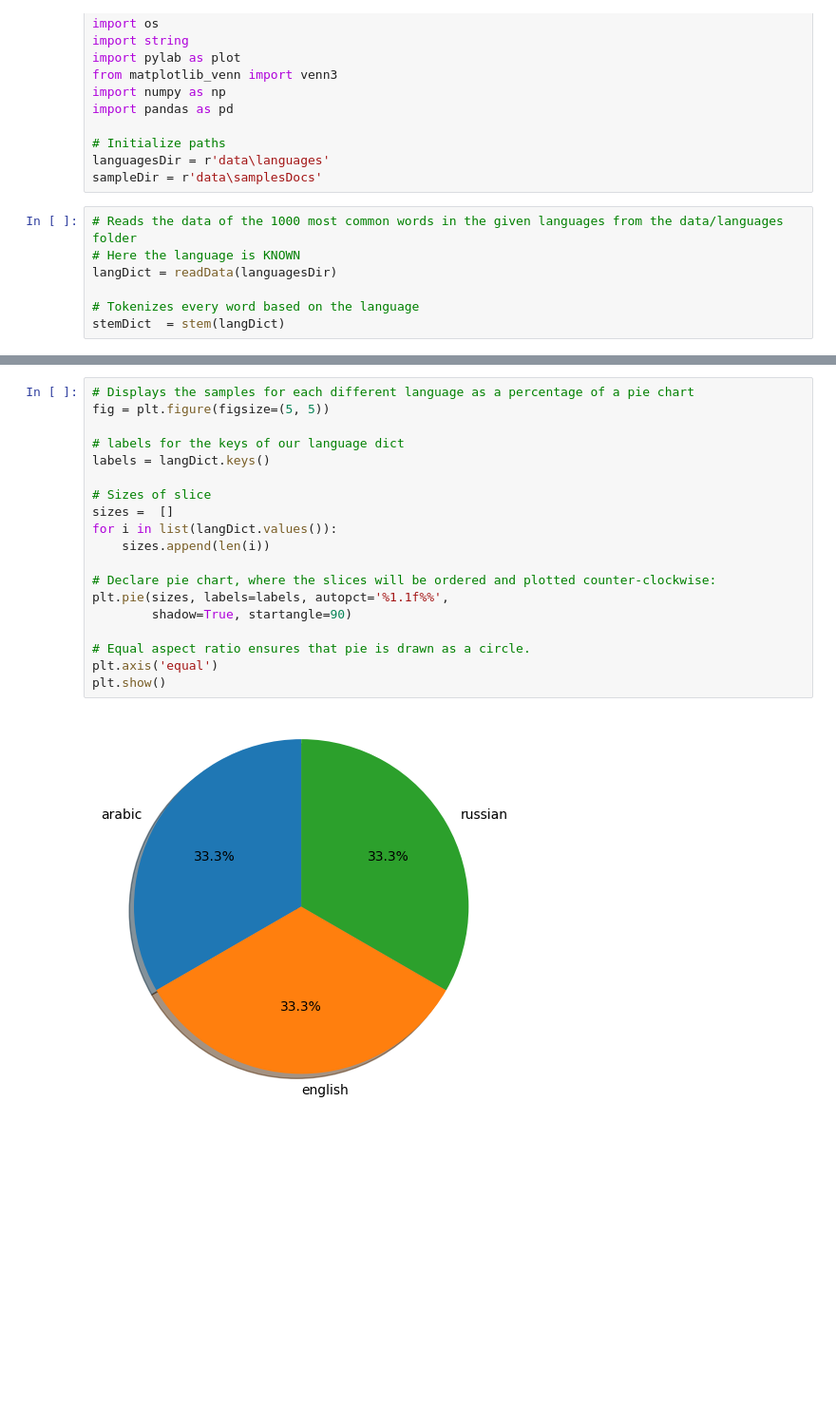
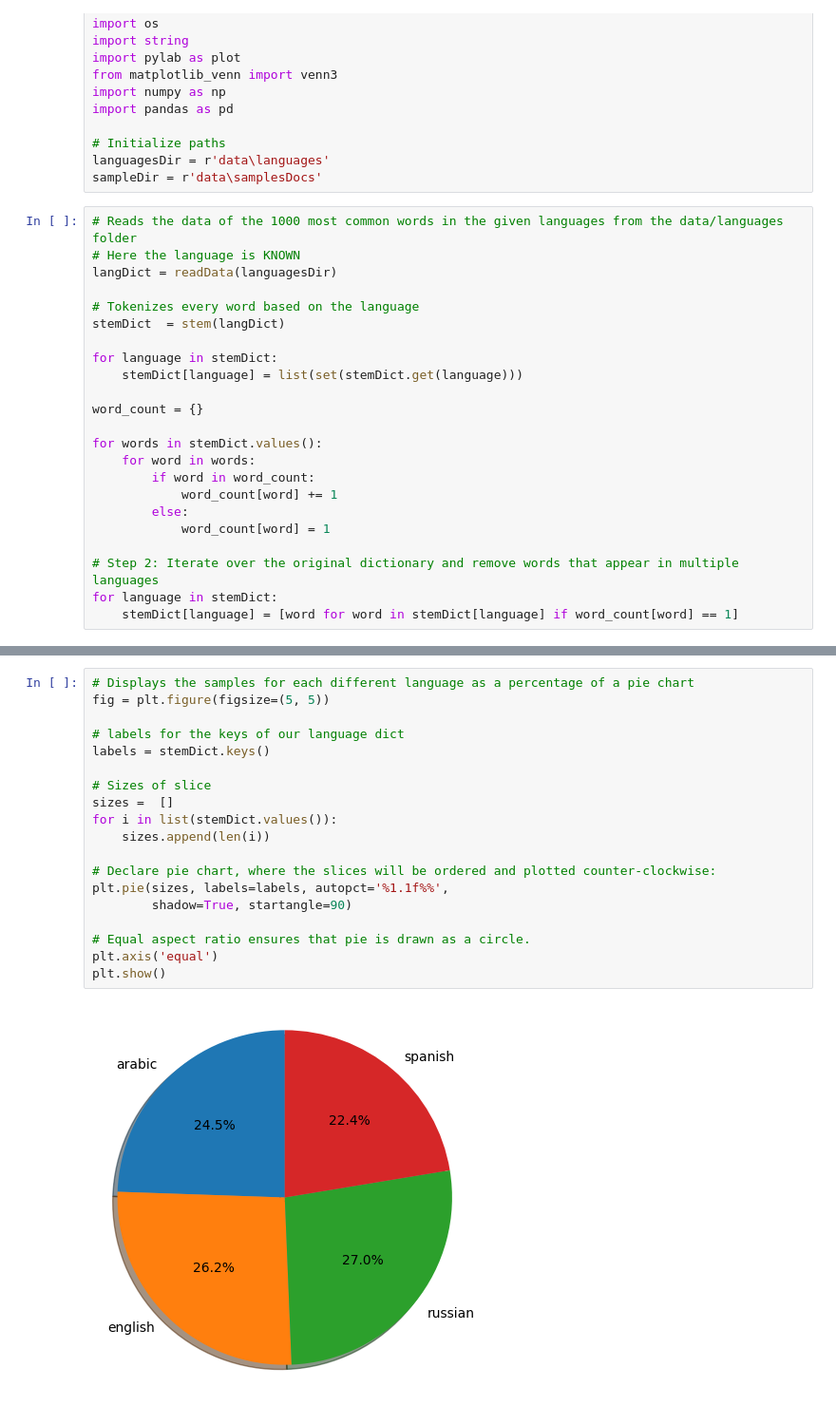
Before and after one commit to kanejames0430/Chimaera, a Jupyter notebook: Processor.ipynb, the cells around one changed output, grey strips where cells are left out. Shown: that part at 95% size. Cells and saved outputs as stored; diff of their text form; blank space fills up the shorter version.

Commit message:
fixing stemmed dict, added new language dimension

```diff
--- a/Processor.ipynb
+++ b/Processor.ipynb
@@ -30,3 +30,19 @@ langDict = readData(languagesDir)
 
 # Tokenizes every word based on the language
 stemDict  = stem(langDict)
+
+for language in stemDict:
+    stemDict[language] = list(set(stemDict.get(language)))
+
+word_count = {}
+
+for words in stemDict.values():
+    for word in words:
+        if word in word_count:
+            word_count[word] += 1
+        else:
+            word_count[word] = 1
+
+# Step 2: Iterate over the original dictionary and remove words that appear in multiple languages
+for language in stemDict:
+    stemDict[language] = [word for word in stemDict[language] if word_count[word] == 1]
@@ -33,21 +53,21 @@ stemDict  = stem(langDict)
 # %%
 # Displays the samples for each different language as a percentage of a pie chart
 fig = plt.figure(figsize=(5, 5))
 
 # labels for the keys of our language dict
-labels = langDict.keys()
+labels = stemDict.keys()
 
 # Sizes of slice
 sizes =  []
-for i in list(langDict.values()):
+for i in list(stemDict.values()):
     sizes.append(len(i))
 
 # Declare pie chart, where the slices will be ordered and plotted counter-clockwise:
 plt.pie(sizes, labels=labels, autopct='%1.1f%%',
         shadow=True, startangle=90)
 
 # Equal aspect ratio ensures that pie is drawn as a circle.
 plt.axis('equal')
 plt.show()
 # %% [output]
-[figure, old version]
+[figure, new version]
```
Also changed, not shown: parts of 6 cells of this notebook, 5 other files.
